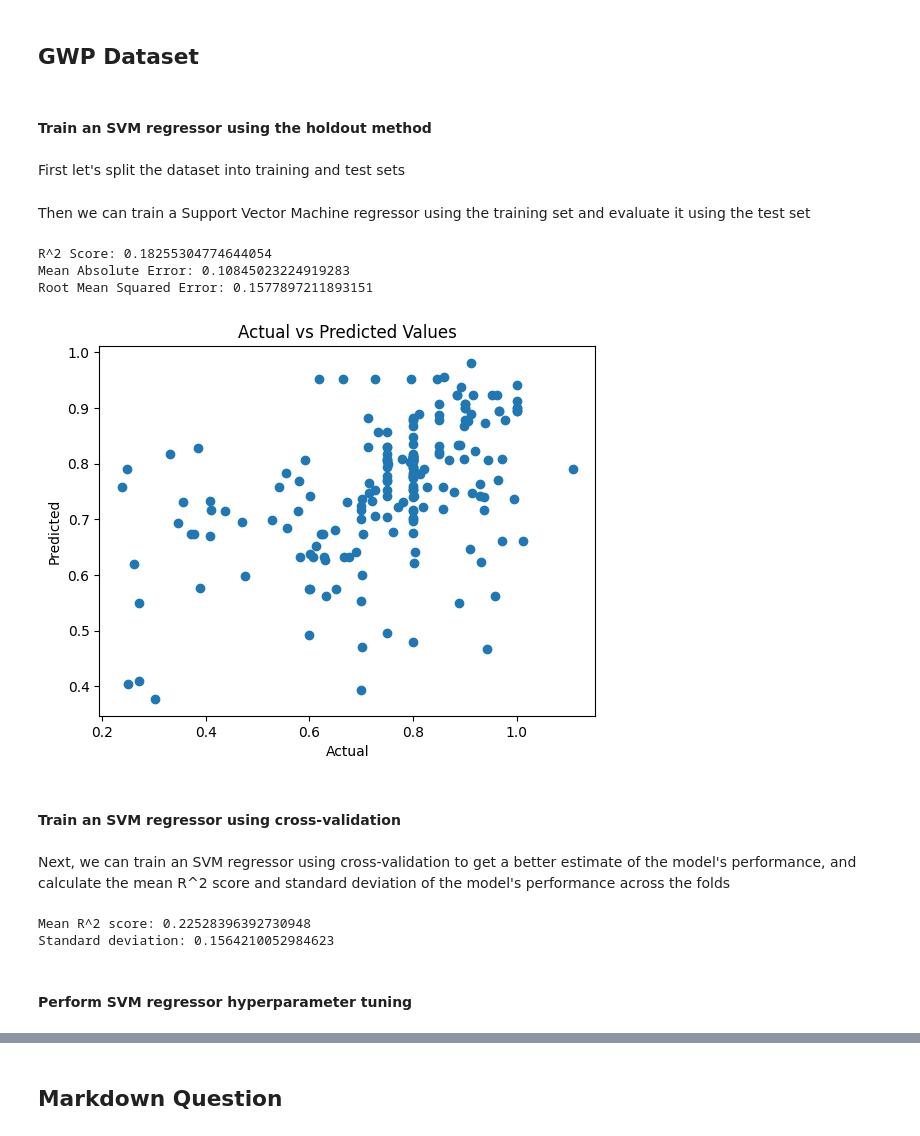
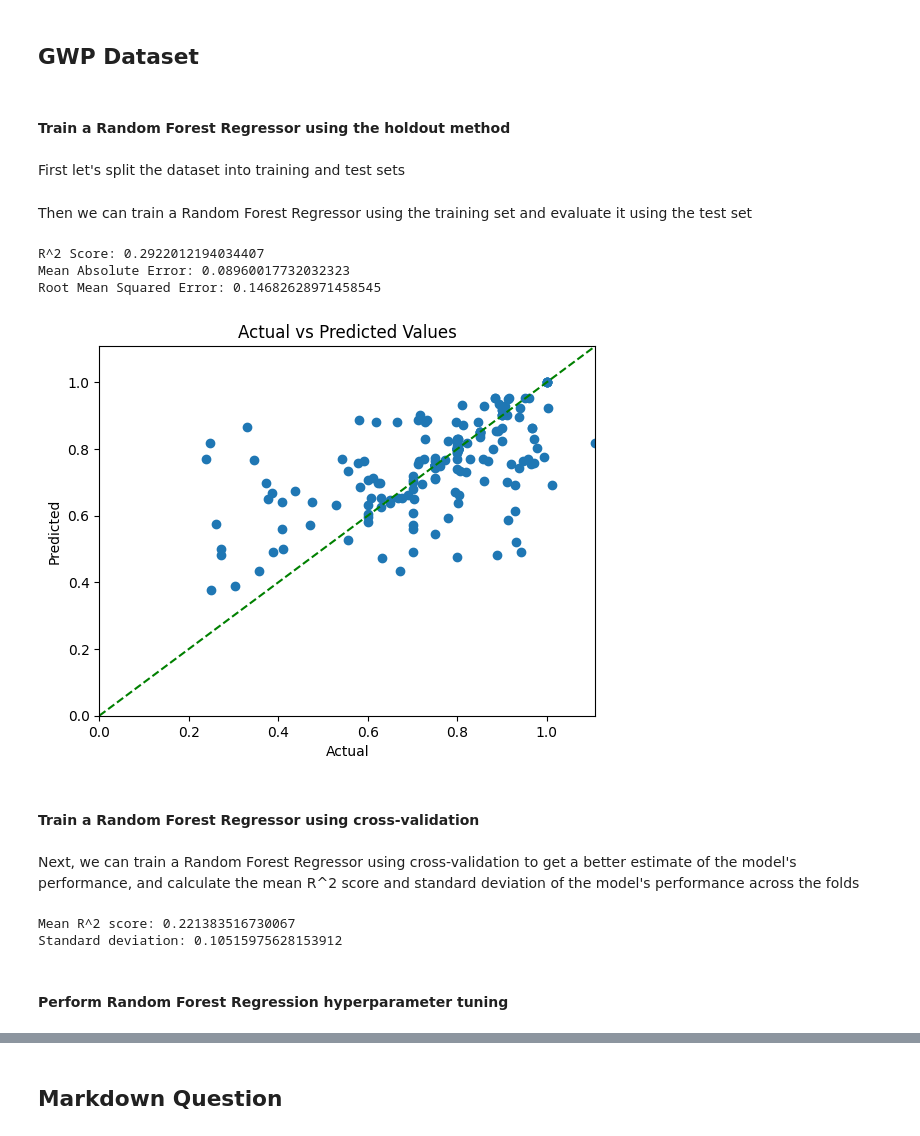
Before and after one commit to camwhite18/ml-classification-regression, a Jupyter notebook: task3_2.ipynb, the cells around one changed output, grey strips where cells are left out. Drawn from its saved outputs; the diff is of its cells as text; code cells hidden in the pictures.

Commit message:
Switched to using random forest regressor

```diff
--- a/task3_2.ipynb
+++ b/task3_2.ipynb
@@ -77,41 +78,45 @@ def evaluate_regression_model(model, x_test, y_test, plot=True):
     print(f'Mean Absolute Error: {mean_absolute_error(y_test, y_pred)}')
     print(f'Root Mean Squared Error: {mean_squared_error(y_test, y_pred, squared=False)}')
     if plot:
+        max_val = max(np.max(y_test), np.max(y_pred))
         plt.scatter(y_test, y_pred)
         plt.xlabel('Actual')
         plt.ylabel('Predicted')
+        plt.xlim([0, max_val])
+        plt.ylim([0, max_val])
         plt.title('Actual vs Predicted Values')
+        plt.plot([0, max_val], [0, max_val], 'g--')
         plt.show()
 # %%
 gwp_X, gwp_Y = preprocess_gwp_dataset('datasets/gwp_assessment.csv')
 # %% [markdown]
-#### Train an SVM regressor using the holdout method
+#### Train a Random Forest Regressor using the holdout method
 # %% [markdown]
 First let's split the dataset into training and test sets
 # %%
 gwp_x_train, gwp_x_test, gwp_y_train, gwp_y_test = train_test_split(gwp_X, gwp_Y, test_size=0.2)
 # %% [markdown]
-Then we can train a Support Vector Machine regressor using the training set and evaluate it using the test set
+Then we can train a Random Forest Regressor using the training set and evaluate it using the test set
 # %%
-svr_holdout = SVR()
-svr_holdout.fit(gwp_x_train, gwp_y_train)
-evaluate_regression_model(svr_holdout, gwp_x_test, gwp_y_test)
+rf_holdout = RandomForestRegressor()
+rf_holdout.fit(gwp_x_train, gwp_y_train)
+evaluate_regression_model(rf_holdout, gwp_x_test, gwp_y_test)
 # %% [output]
-R^2 Score: 0.18255304774644054
-Mean Absolute Error: 0.10845023224919283
-Root Mean Squared Error: 0.1577897211893151
+R^2 Score: 0.2922012194034407
+Mean Absolute Error: 0.08960017732032323
+Root Mean Squared Error: 0.14682628971458545
-[figure, old version]
+[figure, new version]
 # %% [markdown]
-#### Train an SVM regressor using cross-validation
+#### Train a Random Forest Regressor using cross-validation
 # %% [markdown]
-Next, we can train an SVM regressor using cross-validation to get a better estimate of the model's performance, and calculate the mean R^2 score and standard deviation of the model's performance across the folds
+Next, we can train a Random Forest Regressor using cross-validation to get a better estimate of the model's performance, and calculate the mean R^2 score and standard deviation of the model's performance across the folds
 # %%
-svr_cv = SVR()
-svr_cv_scores = cross_val_score(svr_cv, gwp_X, gwp_Y, scoring='r2', n_jobs=-1, cv=10)
-print(f'Mean R^2 score: {svr_cv_scores.mean()}')
-print(f'Standard deviation: {svr_cv_scores.std()}')
+rf_cv = RandomForestRegressor()
+rf_cv_scores = cross_val_score(rf_cv, gwp_X, gwp_Y, scoring='r2', n_jobs=-1, cv=10)
+print(f'Mean R^2 score: {rf_cv_scores.mean()}')
+print(f'Standard deviation: {rf_cv_scores.std()}')
 # %% [output]
-Mean R^2 score: 0.22528396392730948
-Standard deviation: 0.1564210052984623
+Mean R^2 score: 0.221383516730067
+Standard deviation: 0.10515975628153912
 # %% [markdown]
-#### Perform SVM regressor hyperparameter tuning
+#### Perform Random Forest Regression hyperparameter tuning
```
Also changed, not shown: parts of 8 cells of this notebook.
